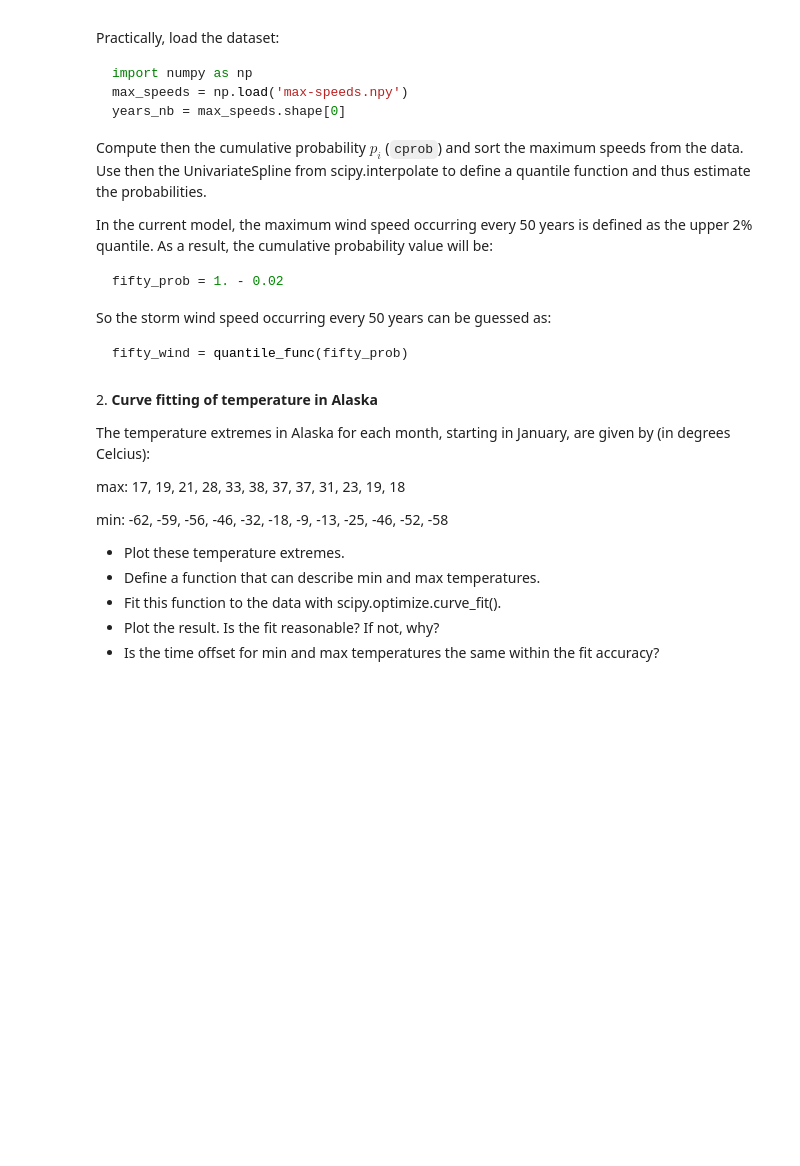
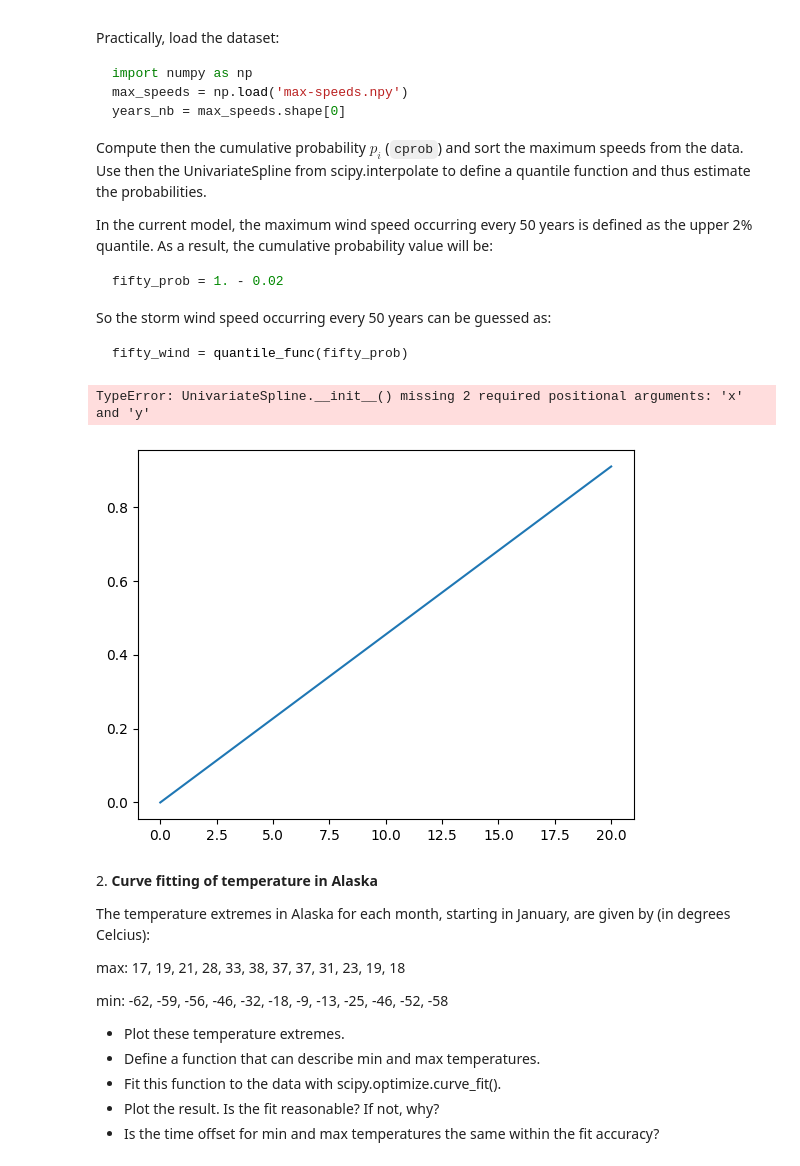
Before and after one commit to Giacomo-Menegatti/CompMethods, a Jupyter notebook: 09ex_Algorithms.ipynb, the cells around one changed output. Drawn from its saved outputs; the diff is of its cells as text; code cells hidden in the pictures; blank space fills up the shorter version.

````diff
--- a/09ex_Algorithms.ipynb
+++ b/09ex_Algorithms.ipynb
@@ -28,6 +28,25 @@ So the storm wind speed occurring every 50 years can be guessed as:
 ``` python
 fifty_wind = quantile_func(fifty_prob)
 ```
+# %%
+import numpy as np
+import matplotlib.pyplot as plt
+
+max_speeds = np.load('max-speeds.npy')
+years_nb = max_speeds.shape[0]
+
+from scipy.interpolate import UnivariateSpline
+
+cprob = np.arange(years_nb)/(years_nb+1)
+plt.plot(np.arange(years_nb), cprob)
+
+quantile_func = UnivariateSpline( )
+
+fifty_prob = 1. - 0.02
+fifty_wind = quantile_func(fifty_prob)
+# %% [output]
+TypeError: UnivariateSpline.__init__() missing 2 required positional arguments: 'x' and 'y'
+[figure, added]
 # %% [markdown]
 2\. **Curve fitting of temperature in Alaska**
 
````
Also changed, not shown: parts of 3 cells of this notebook, 2 other files.
